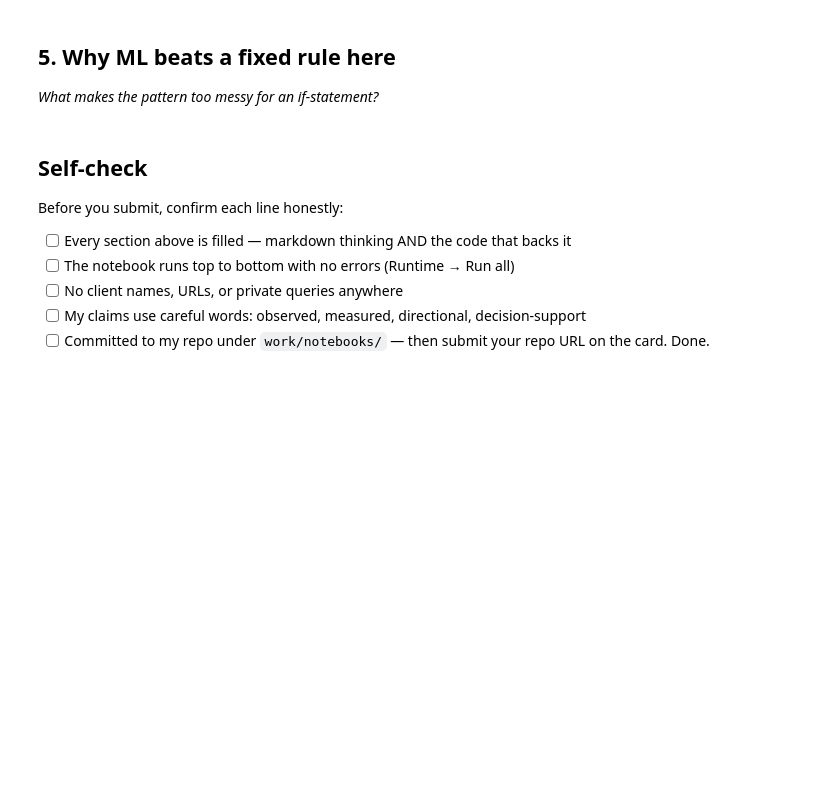
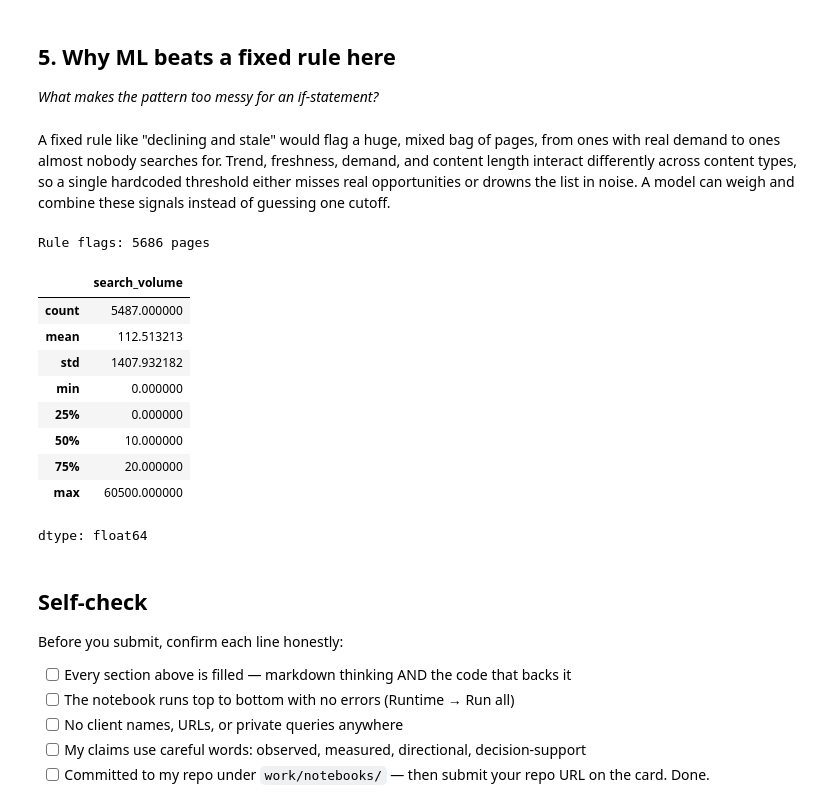
Before and after one commit to abdulhadi2005ag-cmd/flyrank-ml-internship-hadii, a Jupyter notebook: work/notebooks/w02_ml_task_framing.ipynb, the cells around one changed output. Saved outputs shown, nothing was run; the diff lists cells and outputs as text; code cells hidden in the pictures; blank space fills up the shorter version.

```diff
--- a/work/notebooks/w02_ml_task_framing.ipynb
+++ b/work/notebooks/w02_ml_task_framing.ipynb
@@ -44,3 +102,21 @@ This skeleton is yours to fill. Work the sections **in order** — each one has
+# %% [markdown]
+A fixed rule like "declining and stale" would flag a huge, mixed bag of pages, from ones with real demand to ones almost nobody searches for. Trend, freshness, demand, and content length interact differently across content types, so a single hardcoded threshold either misses real opportunities or drowns the list in noise. A model can weigh and combine these signals instead of guessing one cutoff.
+# %%
+rule_flag = (df["trend_direction"] == "down") & (df["days_since_last_update"] > 90)
+print("Rule flags:", rule_flag.sum(), "pages")
+df.loc[rule_flag, "search_volume"].describe()
+# %% [output]
+Rule flags: 5686 pages
+|  | search_volume |
+| count | 5487.000000 |
+| mean | 112.513213 |
+| std | 1407.932182 |
+| min | 0.000000 |
+| 25% | 0.000000 |
+| 50% | 10.000000 |
+| 75% | 20.000000 |
+| max | 60500.000000 |
+dtype: float64
 # %% [markdown]
 ## Self-check
 
```
Also changed, not shown: parts of 15 cells of this notebook.
